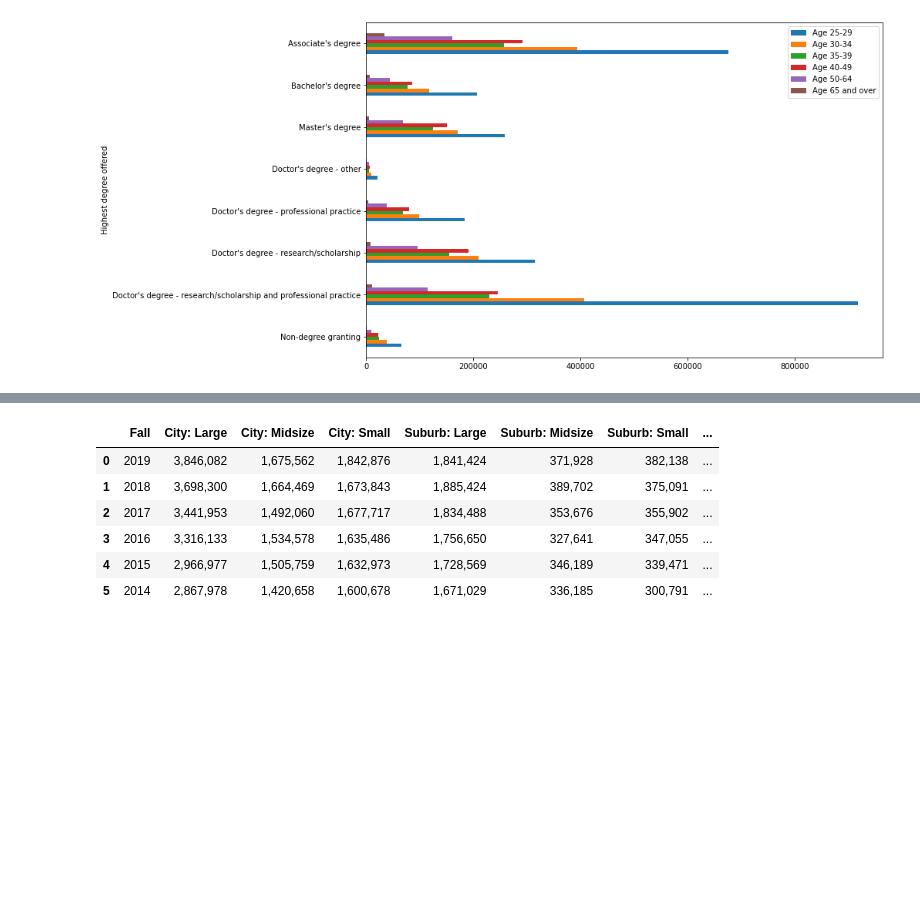
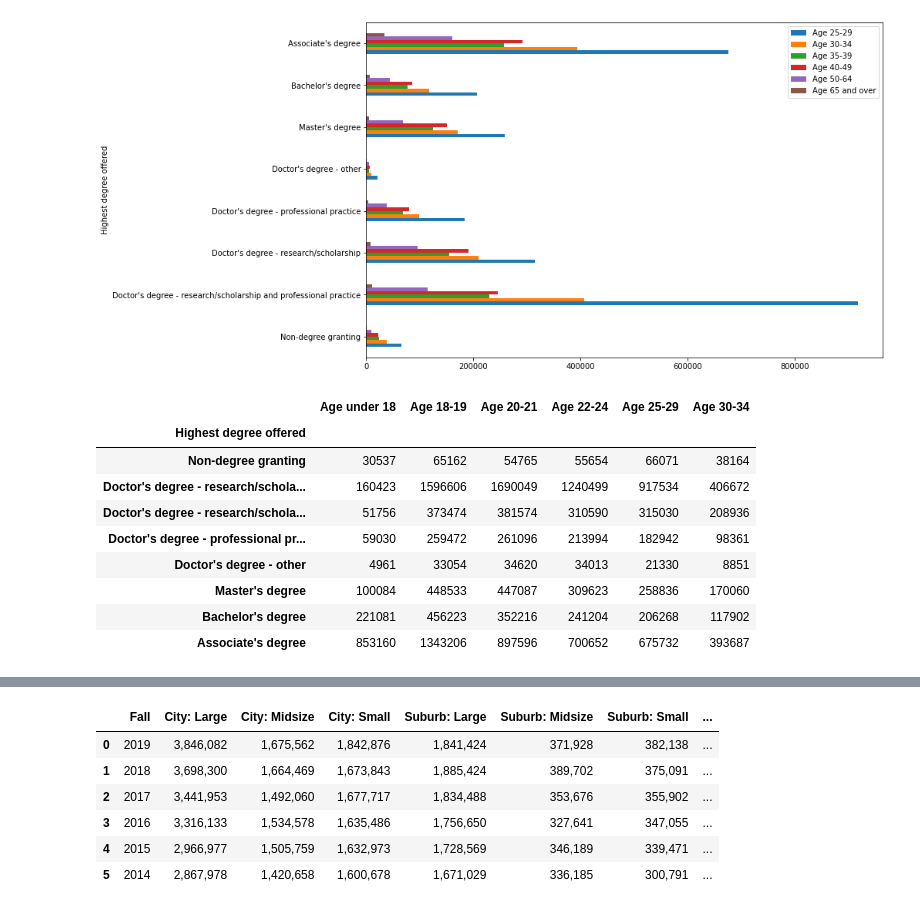
Before and after one commit to Vineet2107/HSO201_CourseProject, a Jupyter notebook: HSO_Arush.ipynb, the cells around one changed output, grey strips where cells are left out. Saved outputs shown, nothing was run; the diff lists cells and outputs as text; code cells hidden in the pictures; blank space fills up the shorter version.

```diff
--- a/HSO_Arush.ipynb
+++ b/HSO_Arush.ipynb
@@ -378,3 +374,36 @@ df_ageVShd_1.plot(kind = 'barh', ylabel = 'Number of students enrolled in 2018-1
 # %% [output]
 <matplotlib.axes._subplots.AxesSubplot at 0x...>
 [figure]
+# %%
+df_ageVShd = pd.read_csv('/content/drive/MyDrive/Age demographics>18 vs highest degree.txt', delimiter = '\t')
+df_ageVShd
+
+list_cols_df_ageVShd = df_ageVShd.columns
+list_cols_df_ageVShd = list_cols_df_ageVShd[1:]
+
+
+list = []
+for i in list_cols_df_ageVShd:
+  list = []
+  for item in df_ageVShd[i]:
+    list.append(''.join(re.split(',', item)))
+  df_ageVShd[i] = list
+  df_ageVShd[i] = df_ageVShd[i].astype('int')
+
+# df_ageVShd.set_index(df_ageVShd.columns[0])
+df_ageVShd_1 = pd.DataFrame()
+df_ageVShd_1 = df_ageVShd.drop('Total', axis = 1)
+df_ageVShd_1 = df_ageVShd_1.drop(0, axis = 0)
+df_ageVShd_1 = df_ageVShd_1.set_index(df_ageVShd_1.columns[0])
+df_ageVShd_1
+# %% [output]
+|  | Age under 18 | Age 18-19 | Age 20-21 | Age 22-24 | Age 25-29 | Age 30-34 |
+| Highest degree offered |  |  |  |  |  |  |
+| Non-degree granting | 30537 | 65162 | 54765 | 55654 | 66071 | 38164 |
+| Doctor's degree - research/schola... | 160423 | 1596606 | 1690049 | 1240499 | 917534 | 406672 |
+| Doctor's degree - research/schola... | 51756 | 373474 | 381574 | 310590 | 315030 | 208936 |
+| Doctor's degree - professional pr... | 59030 | 259472 | 261096 | 213994 | 182942 | 98361 |
+| Doctor's degree - other | 4961 | 33054 | 34620 | 34013 | 21330 | 8851 |
+| Master's degree | 100084 | 448533 | 447087 | 309623 | 258836 | 170060 |
+| Bachelor's degree | 221081 | 456223 | 352216 | 241204 | 206268 | 117902 |
+| Associate's degree | 853160 | 1343206 | 897596 | 700652 | 675732 | 393687 |
```
Also changed, not shown: parts of 4 cells of this notebook.
